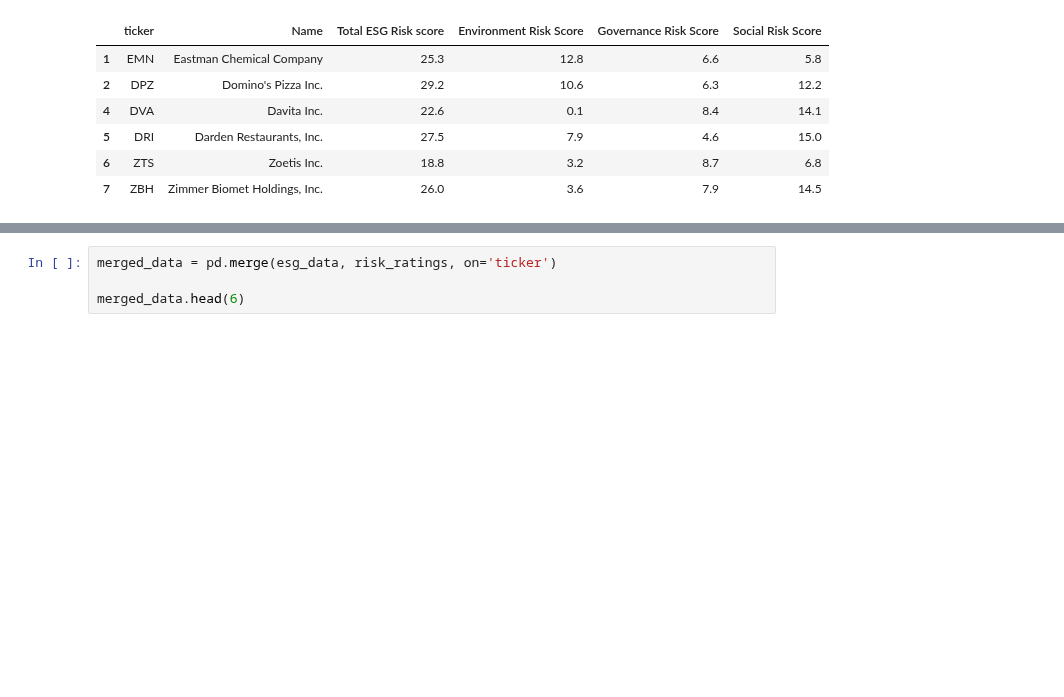
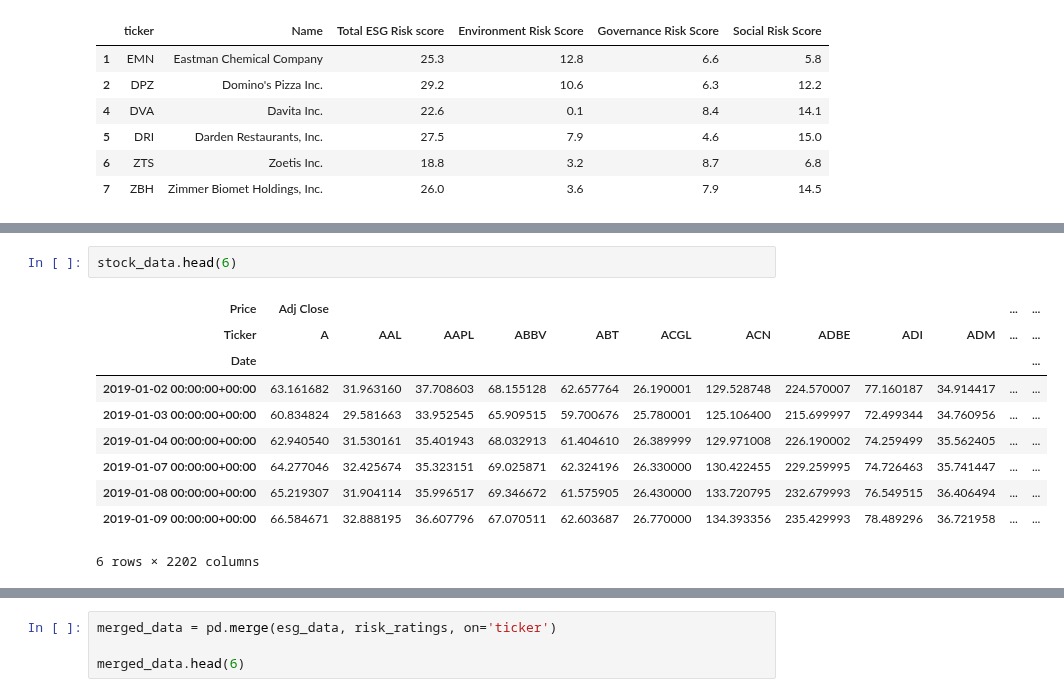
Before and after one commit to JacquelynGarcia/ESGStockPredictor, a Jupyter notebook: DataCheckpoint_Group025-FA24.ipynb, the cells around one changed output, grey strips where cells are left out. Drawn from its saved outputs; the diff is of its cells as text; blank space fills up the shorter version.

Commit message:
more data cleaning

```diff
--- a/DataCheckpoint_Group025-FA24.ipynb
+++ b/DataCheckpoint_Group025-FA24.ipynb
@@ -180,0 +191,13 @@ risk_ratings.head(6)
+# %%
+stock_data.head(6)
+# %% [output]
+| Price | Adj Close |  |  |  |  |  |  |  |  |  | ... | ... |
+| Ticker | A | AAL | AAPL | ABBV | ABT | ACGL | ACN | ADBE | ADI | ADM | ... | ... |
+| Date |  |  |  |  |  |  |  |  |  |  |  | ... |
+| 2019-01-02 00:00:00+00:00 | 63.161682 | 31.963160 | 37.708603 | 68.155128 | 62.657764 | 26.190001 | 129.528748 | 224.570007 | 77.160187 | 34.914417 | ... | ... |
+| 2019-01-03 00:00:00+00:00 | 60.834824 | 29.581663 | 33.952545 | 65.909515 | 59.700676 | 25.780001 | 125.106400 | 215.699997 | 72.499344 | 34.760956 | ... | ... |
+| 2019-01-04 00:00:00+00:00 | 62.940540 | 31.530161 | 35.401943 | 68.032913 | 61.404610 | 26.389999 | 129.971008 | 226.190002 | 74.259499 | 35.562405 | ... | ... |
+| 2019-01-07 00:00:00+00:00 | 64.277046 | 32.425674 | 35.323151 | 69.025871 | 62.324196 | 26.330000 | 130.422455 | 229.259995 | 74.726463 | 35.741447 | ... | ... |
+| 2019-01-08 00:00:00+00:00 | 65.219307 | 31.904114 | 35.996517 | 69.346672 | 61.575905 | 26.430000 | 133.720795 | 232.679993 | 76.549515 | 36.406494 | ... | ... |
+| 2019-01-09 00:00:00+00:00 | 66.584671 | 32.888195 | 36.607796 | 67.070511 | 62.603687 | 26.770000 | 134.393356 | 235.429993 | 78.489296 | 36.721958 | ... | ... |
+6 rows × 2202 columns
```
Also changed, not shown: parts of 10 cells of this notebook.
